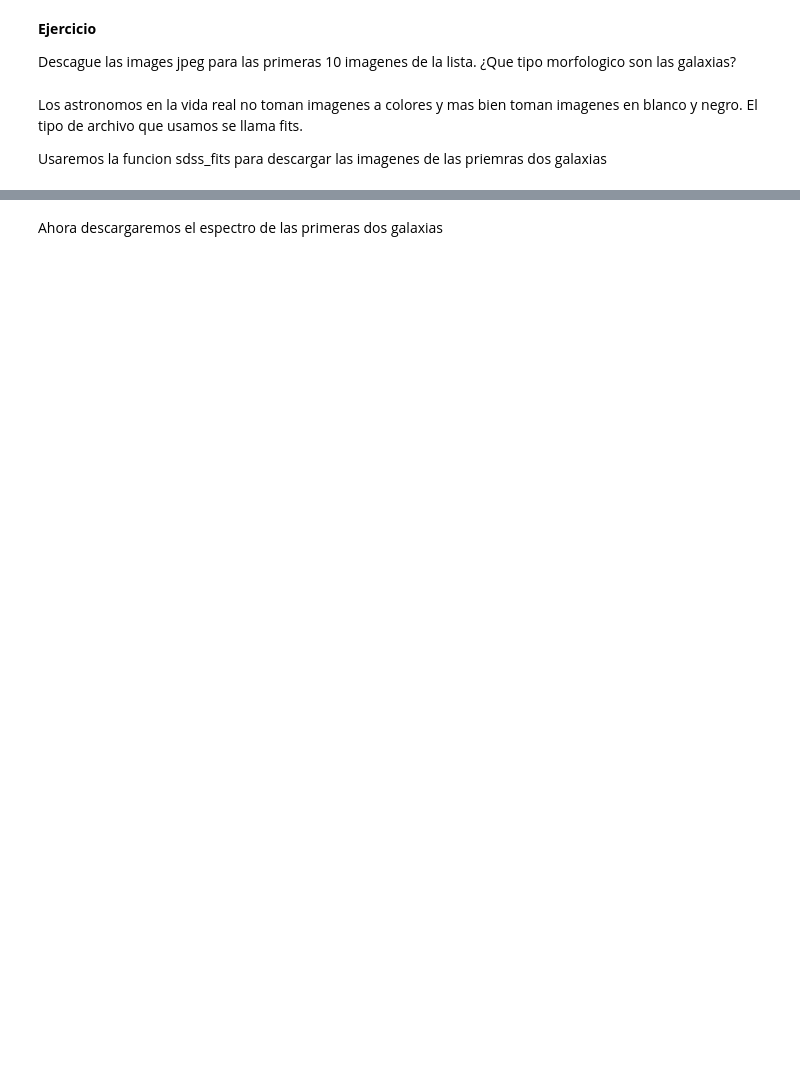
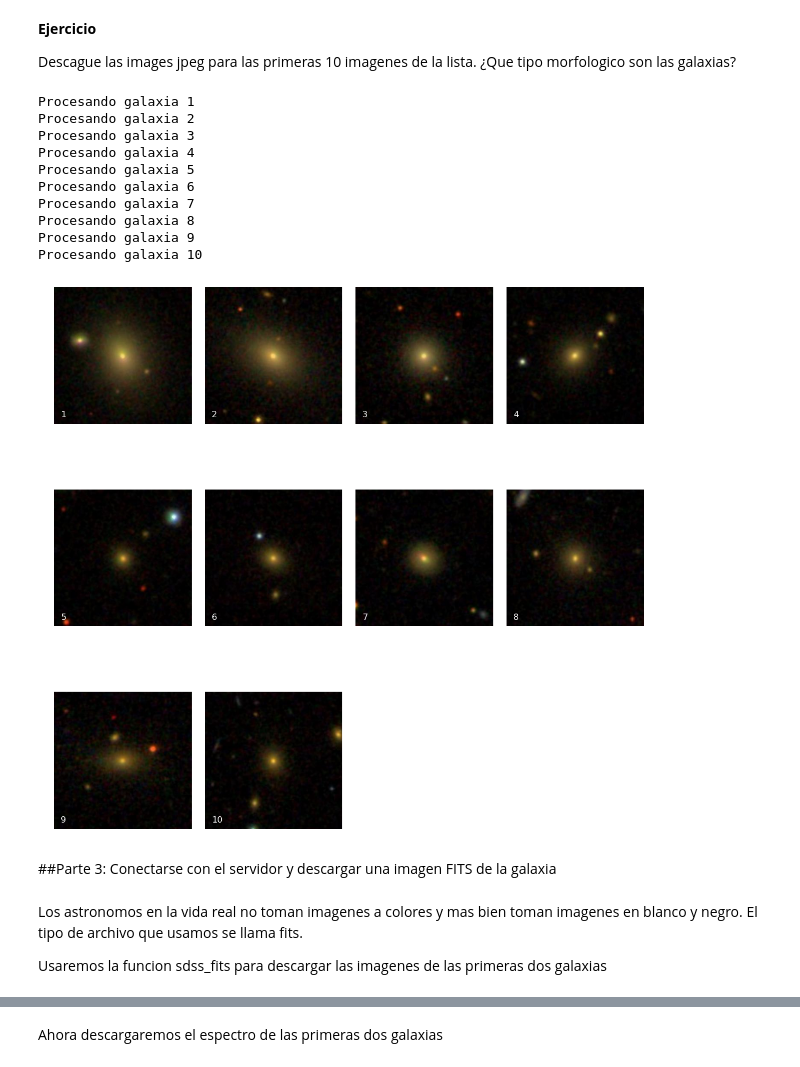
Before and after one commit to rpmunoz/PentaUC, a Jupyter notebook: Astronomia era informacion/Pautas talleres/Taller 9 - Fotometria, imagenes y espectros del SDSS.ipynb, the cells around one changed output, grey strips where cells are left out. Drawn from its saved outputs; the diff is of its cells as text; code cells hidden in the pictures; blank space fills up the shorter version.

```diff
--- a/Astronomia era informacion/Pautas talleres/Taller 9 - Fotometria, imagenes y espectros del SDSS.ipynb
+++ b/Astronomia era informacion/Pautas talleres/Taller 9 - Fotometria, imagenes y espectros del SDSS.ipynb
@@ -136,8 +146,5 @@ cat_sdss_elipticas.head()
 Ahor comenzaremos a descargar imagenes jpeg de nuestras galaxias de galaxy zoo. Para ello nos conectaremos al servidor de SDSS y usaremos la funcion sdss_jpg.
 
 El siguiente codigo descargamos la imagen de las priemras dos galaxias
-# %%
-coo=SkyCoord(cat_galaxyzoo['ra'], cat_galaxyzoo['dec'], unit=(u.deg,u.deg))
-print coo
 # %%
 # Ejecute
@@ -151,8 +159,22 @@ plt.show()
 Descague las images jpeg para las primeras 10 imagenes de la lista. ¿Que tipo morfologico son las galaxias?
 # %%
 # Complete su codigo aqui
-sdss_jpg(...)
+sdss_jpg(coo[:10])
+# %% [output]
+Procesando galaxia 1
+Procesando galaxia 2
+Procesando galaxia 3
+Procesando galaxia 4
+Procesando galaxia 5
+Procesando galaxia 6
+Procesando galaxia 7
+Procesando galaxia 8
+Procesando galaxia 9
+Procesando galaxia 10
+[figure, added]
+# %% [markdown]
+##Parte 3: Conectarse con el servidor y descargar una imagen FITS de la galaxia
 # %% [markdown]
 Los astronomos en la vida real no toman imagenes a colores y mas bien toman imagenes en blanco y negro. El tipo de archivo que usamos se llama fits.
 
-Usaremos la funcion sdss_fits para descargar las imagenes de las priemras dos galaxias
+Usaremos la funcion sdss_fits para descargar las imagenes de las primeras dos galaxias
```
Also changed, not shown: parts of 21 cells of this notebook.
